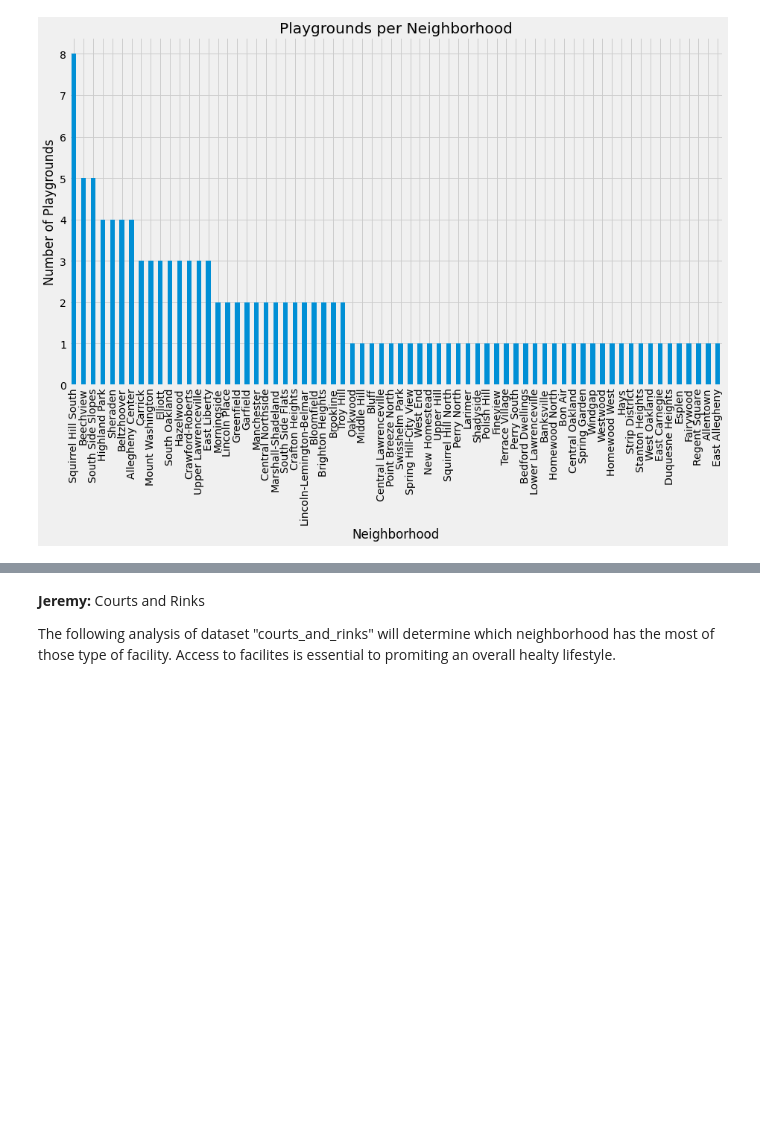
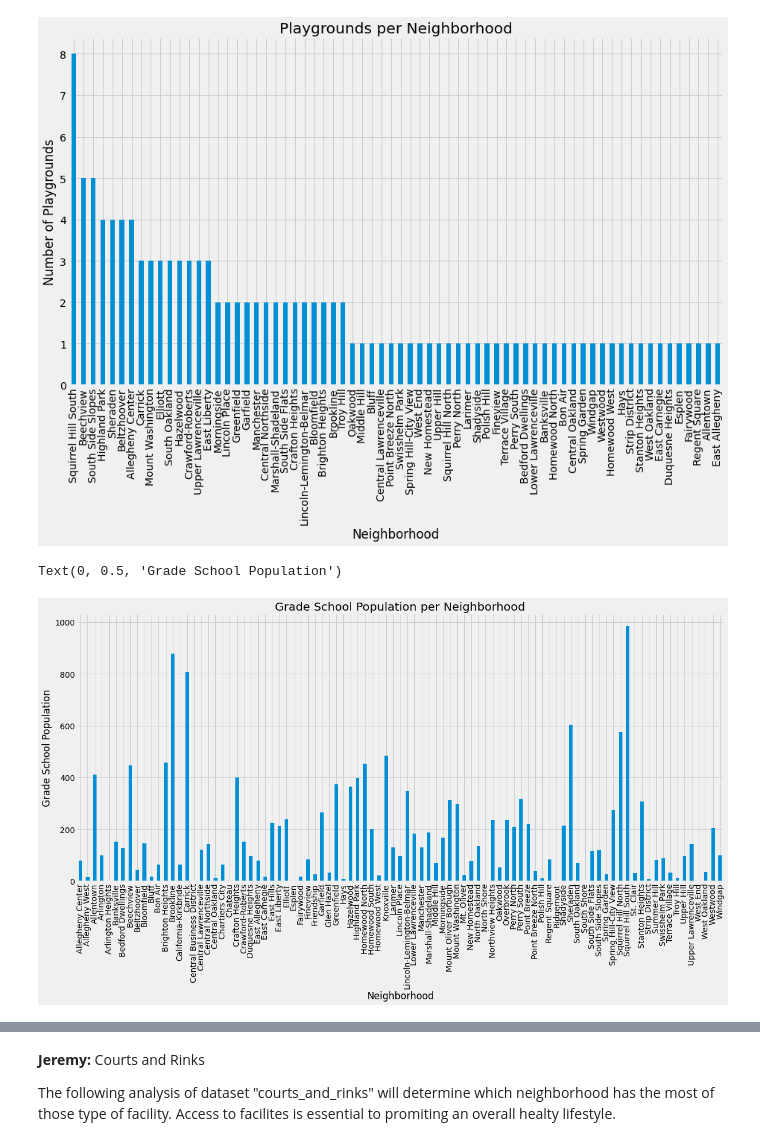
Before and after one commit to SodiKroehler/CS0010_Final_Project, a Jupyter notebook: group26_final.ipynb, the cells around one changed output, grey strips where cells are left out. Drawn from its saved outputs; the diff is of its cells as text; code cells hidden in the pictures; blank space fills up the shorter version.

Commit message:
edited personal and group notebook

```diff
--- a/group26_final.ipynb
+++ b/group26_final.ipynb
@@ -22,3 +22,16 @@ plt.ylabel("Number of Playgrounds")
 # %% [output]
 Text(0, 0.5, 'Number of Playgrounds')
 [figure]
+# %%
+se=pd.read_csv("school_enrollment.csv")
+gs = se.loc[:,["Neighborhood","Estimate; Enrolled in school: - Enrolled in kindergarten","Estimate; Enrolled in school: - Enrolled in grade 1","Estimate; Enrolled in school: - Enrolled in grade 2","Estimate; Enrolled in school: - Enrolled in grade 3","Estimate; Enrolled in school: - Enrolled in grade 4","Estimate; Enrolled in school: - Enrolled in grade 5"]]
+g = gs.groupby("Neighborhood").sum()
+g['total'] = g['Estimate; Enrolled in school: - Enrolled in kindergarten'] + g['Estimate; Enrolled in school: - Enrolled in grade 1'] + g['Estimate; Enrolled in school: - Enrolled in grade 2'] + g['Estimate; Enrolled in school: - Enrolled in grade 3'] + g['Estimate; Enrolled in school: - Enrolled in grade 4'] + g['Estimate; Enrolled in school: - Enrolled in grade 5']
+k = g.groupby("Neighborhood").sum()['total']
+k.plot(kind='bar', figsize=(18,8))
+plt.title("Grade School Population per Neighborhood")
+plt.xlabel("Neighborhood")
+plt.ylabel("Grade School Population")
+# %% [output]
+Text(0, 0.5, 'Grade School Population')
+[figure, added]
```
Also changed, not shown: parts of 15 cells of this notebook, 1 other file.
